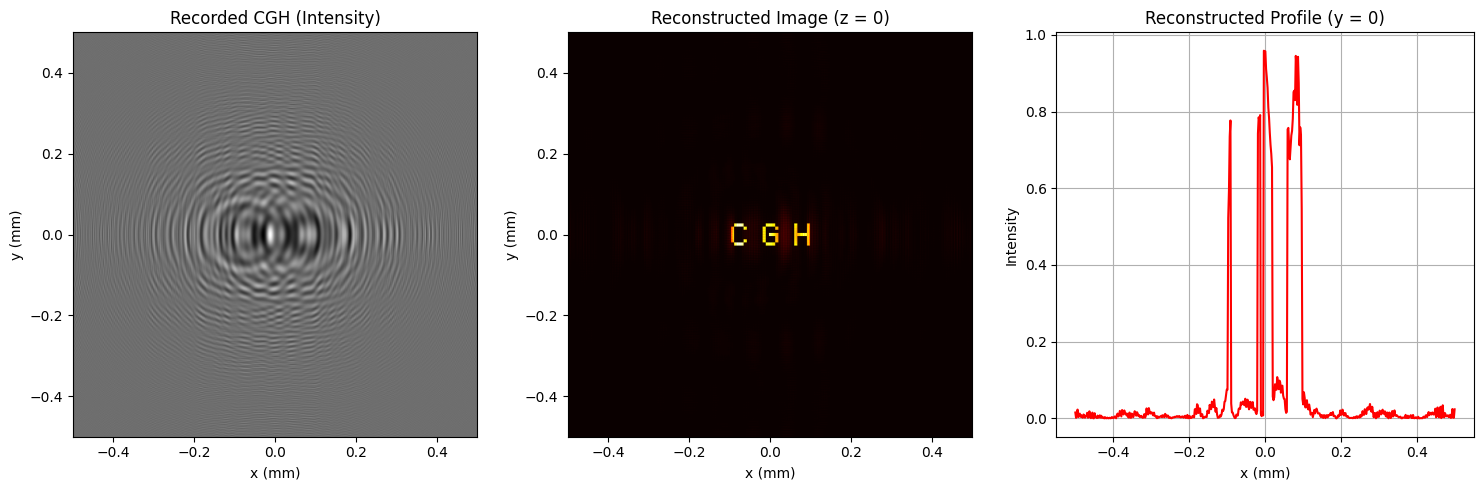
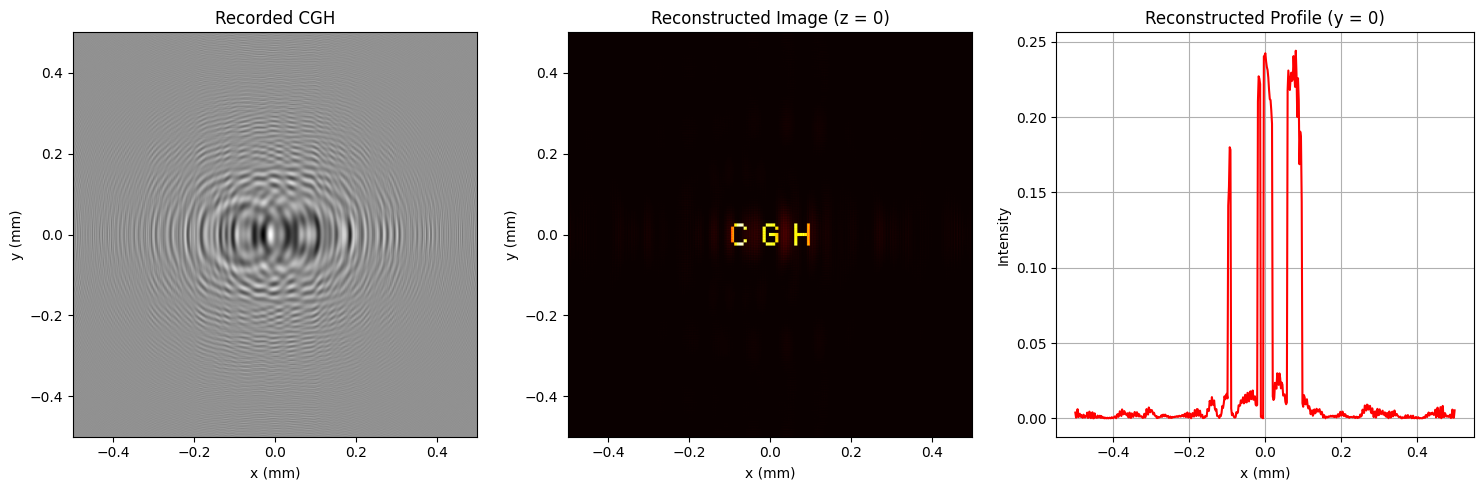
The change to this notebook cell's code, shown as a diff; its figure went from the first image to the second:
--- before
+++ after
@@ -109,16 +109,13 @@
 u_reference = np.ones((N, N), dtype=complex)
 
-# 干渉
-u_hologram = u_object_prop + u_reference
-I_hologram = np.abs(u_hologram)**2
+# ゾーンプレート
+I_hologram_real = np.real(u_object_prop)
 
 # --- 4. 【再生フェーズ】 ---
-# 1. ホログラムの平均値（バイアス成分）を引いて、変化分（干渉縞）だけを取り出す
-I_hologram_ac = I_hologram - np.mean(I_hologram)
 
-# 2. バイアスを引いたホログラムに参照光をかける
-u_reconstruction_plane = I_hologram_ac * u_reference
+# ホログラムに参照光をかける
+u_reconstruction_plane = I_hologram_real * u_reference
 
-# 再生波面を逆伝搬 (z = z -> z = 0、つまり距離 -z 伝搬させる)
+# 再生波面を逆伝搬 (z = z -> z = 0, 距離 -z 伝搬させる)
 u_reconstructed = propagate_asm(u_reconstruction_plane, -z, wavelength, FX, FY)
 
@@ -128,6 +125,6 @@
 # 1. 記録されたホログラム（干渉縞）
 plt.subplot(1, 3, 1)
-plt.imshow(I_hologram, extent=[-L*1e3/2, L*1e3/2, -L*1e3/2, L*1e3/2], cmap='gray')
-plt.title("Recorded CGH (Intensity)")
+plt.imshow(I_hologram_real, extent=[-L*1e3/2, L*1e3/2, -L*1e3/2, L*1e3/2], cmap='gray')
+plt.title("Recorded CGH")
 plt.xlabel("x (mm)")
 plt.ylabel("y (mm)")

Commit: Colab を使用して作成されました